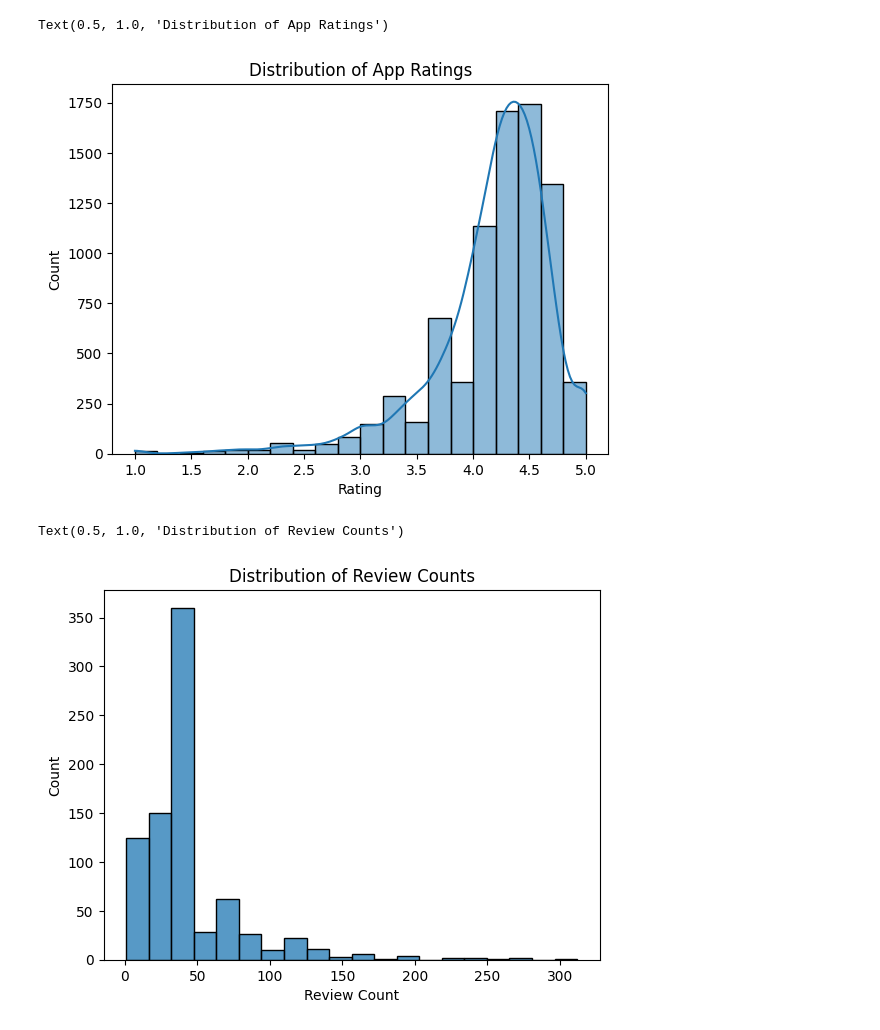
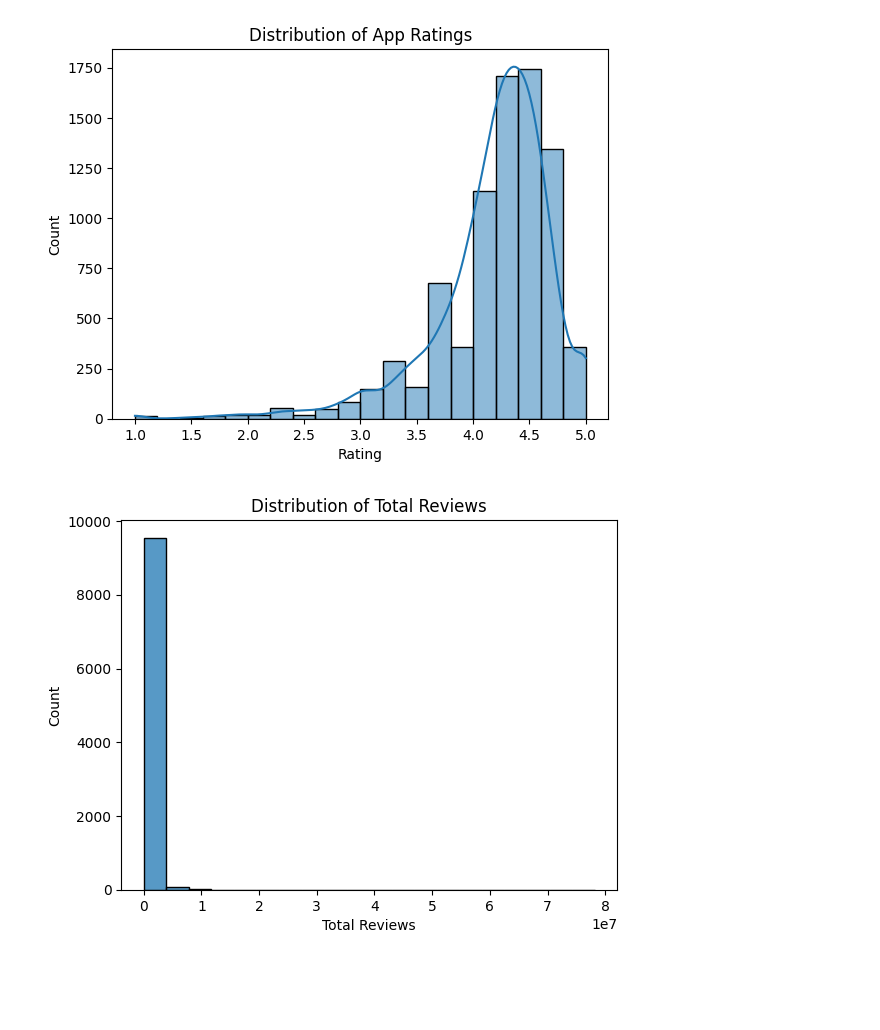
Before and after one commit to mosijituo049/first_project, a Jupyter notebook: notebooks/eda_zhiwen.ipynb, the cells around one changed output. Drawn from its saved outputs; the diff is of its cells as text; code cells hidden in the pictures; blank space fills up the shorter version.

```diff
--- a/notebooks/eda_zhiwen.ipynb
+++ b/notebooks/eda_zhiwen.ipynb
@@ -111,8 +125,15 @@ sns.histplot(df["rating"], bins=20, kde=True)
 plt.xlabel("Rating")
 plt.ylabel("Count")
 plt.title("Distribution of App Ratings")
+
+plt.savefig(
+    f"{config['output_data']['charts']}distribution_app_ratings.png",
+    dpi=300,
+    bbox_inches='tight'
+)
+
+plt.show()
 # %% [output]
-Text(0.5, 1.0, 'Distribution of App Ratings')
 [figure]
 # %%
 # Distribution of App Ratings
@@ -120,12 +141,13 @@ Text(0.5, 1.0, 'Distribution of App Ratings')
 # The distribution is left-skewed, indicating that poorly rated applications are relatively rare within the dataset.
 # This limited variance suggests that ratings alone may not fully explain differences in app popularity or install volume.
 # %%
-sns.histplot(df["review_count"], bins=20)
+sns.histplot(df["total_reviews"], bins=20)
 
-plt.xlabel("Review Count")
+plt.xlabel("Total Reviews")
 plt.ylabel("Count")
-plt.title("Distribution of Review Counts")
+plt.title("Distribution of Total Reviews")
+
+plt.show()
 # %% [output]
-Text(0.5, 1.0, 'Distribution of Review Counts')
-[figure, old version]
+[figure, new version]
 # %%
```
Also changed, not shown: parts of 14 cells of this notebook, 15 other files.
